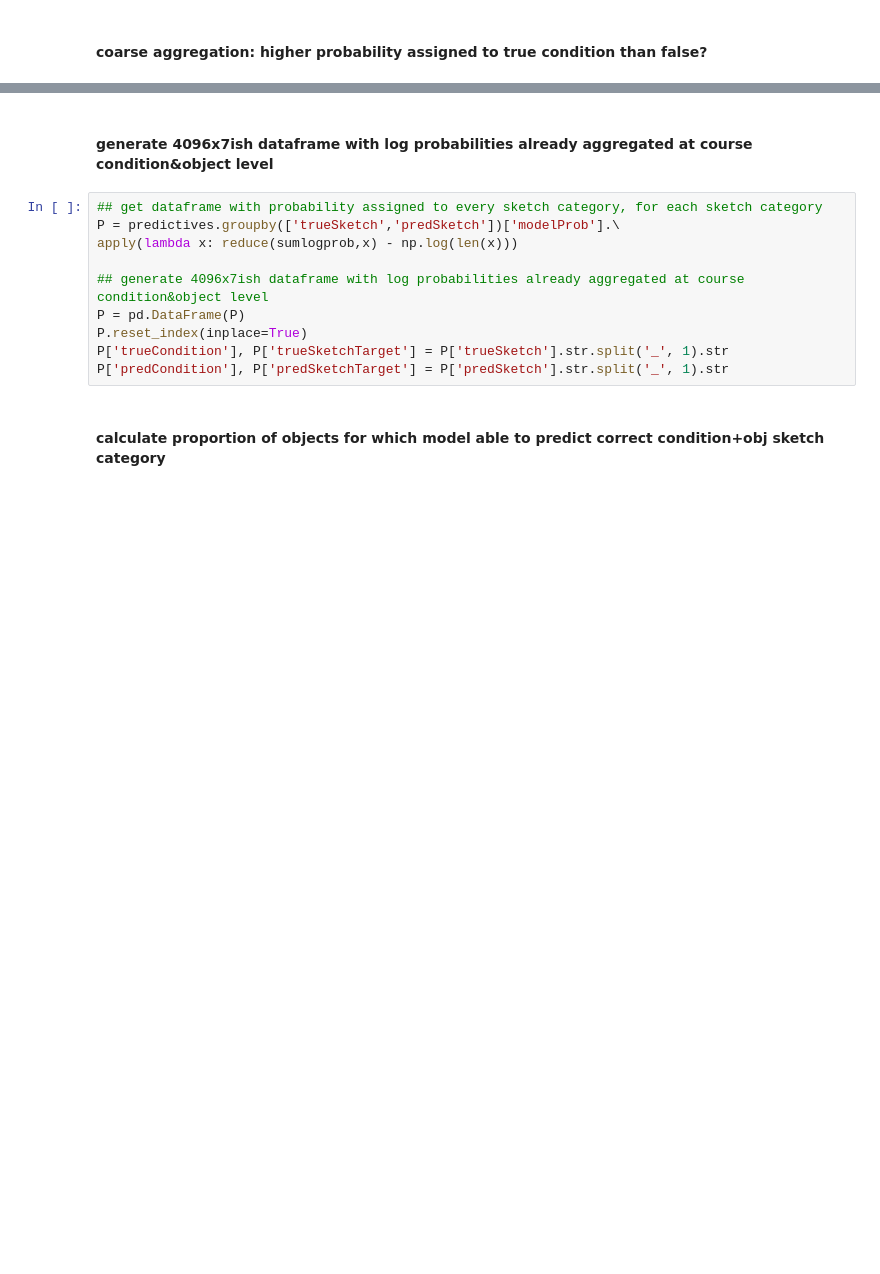
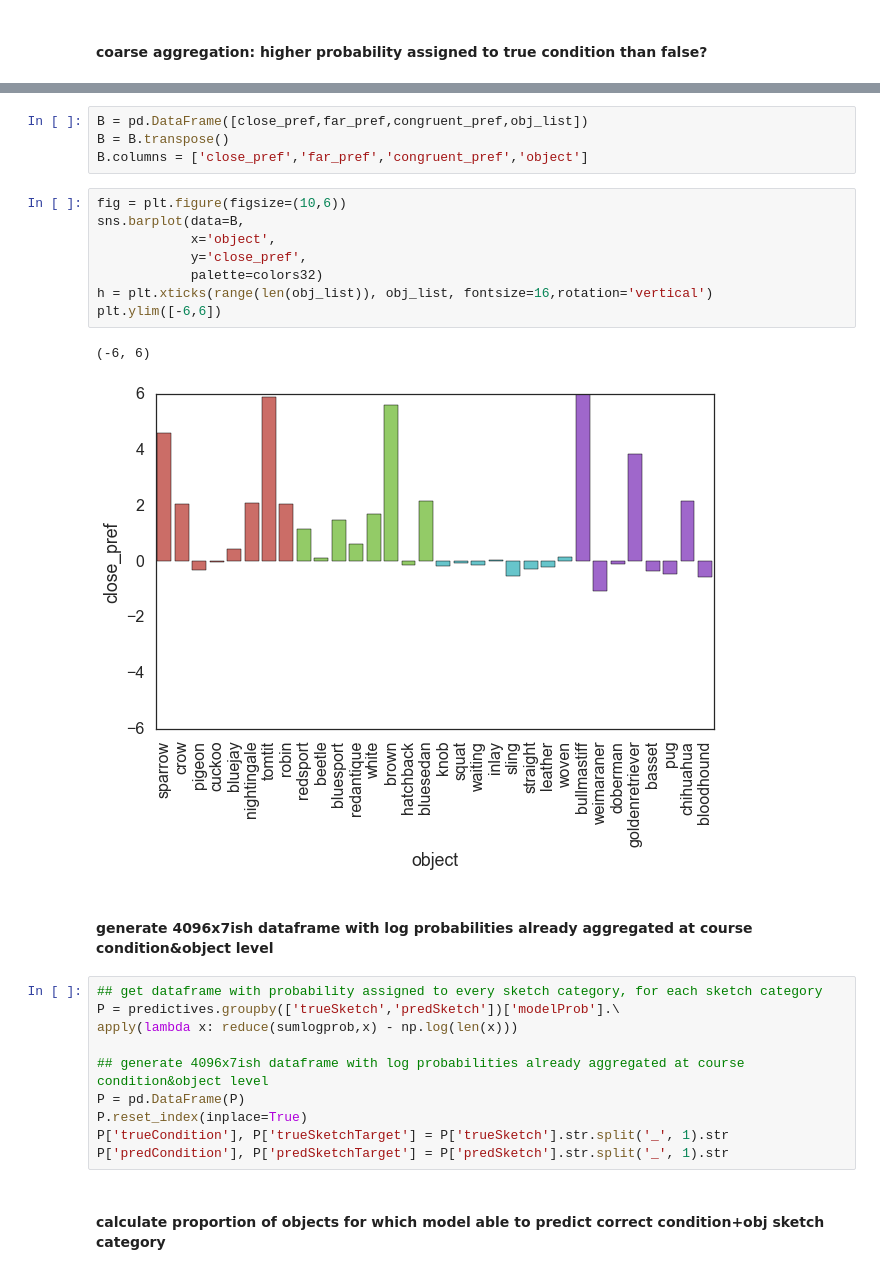
Before and after one commit to judithfan/visual_communication_in_context, a Jupyter notebook: analysis/pilot2_analysis_sketchpad_basic_recog.ipynb, the cells around one changed output, grey strips where cells are left out. Saved outputs shown, nothing was run; the diff lists cells and outputs as text; blank space fills up the shorter version.

```diff
--- a/analysis/pilot2_analysis_sketchpad_basic_recog.ipynb
+++ b/analysis/pilot2_analysis_sketchpad_basic_recog.ipynb
@@ -810,3 +865,18 @@ plt.savefig('./plots/context_effect_by_condition_bars_{}.pdf'.format(this_model)
+# %%
+B = pd.DataFrame([close_pref,far_pref,congruent_pref,obj_list])
+B = B.transpose()
+B.columns = ['close_pref','far_pref','congruent_pref','object']
+# %%
+fig = plt.figure(figsize=(10,6))
+sns.barplot(data=B,
+            x='object',
+            y='close_pref',
+            palette=colors32)
+h = plt.xticks(range(len(obj_list)), obj_list, fontsize=16,rotation='vertical')
+plt.ylim([-6,6])
+# %% [output]
+(-6, 6)
+[figure, added]
 # %% [markdown]
 #### generate 4096x7ish dataframe with log probabilities already aggregated at course condition&object level
 # %%
```
Also changed, not shown: parts of 10 cells of this notebook.
